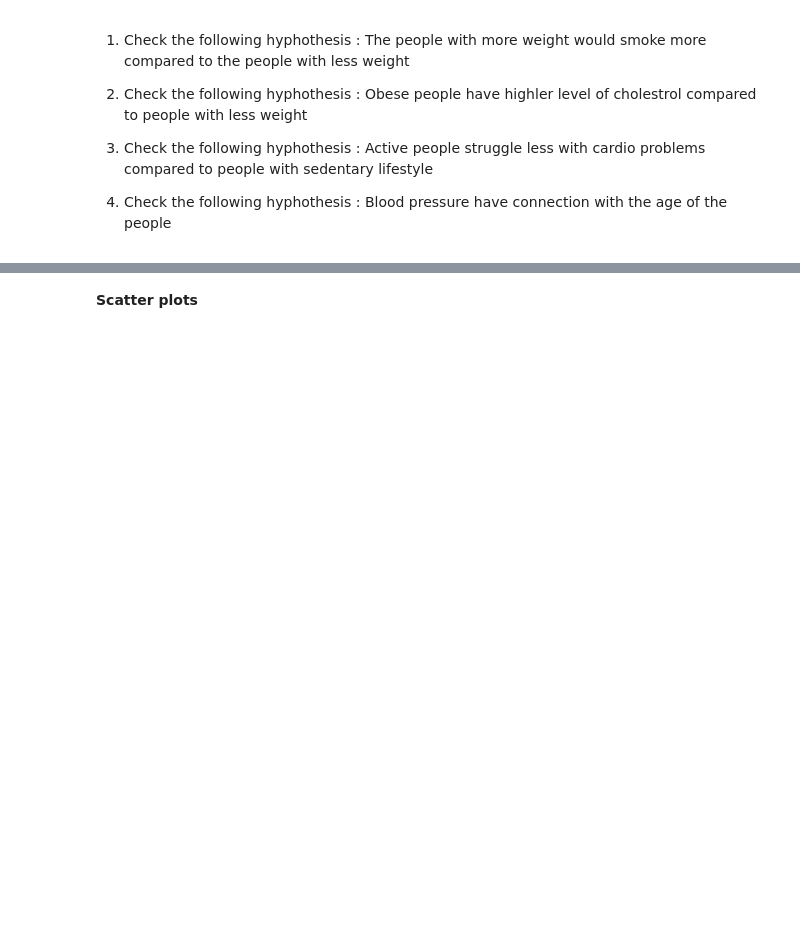
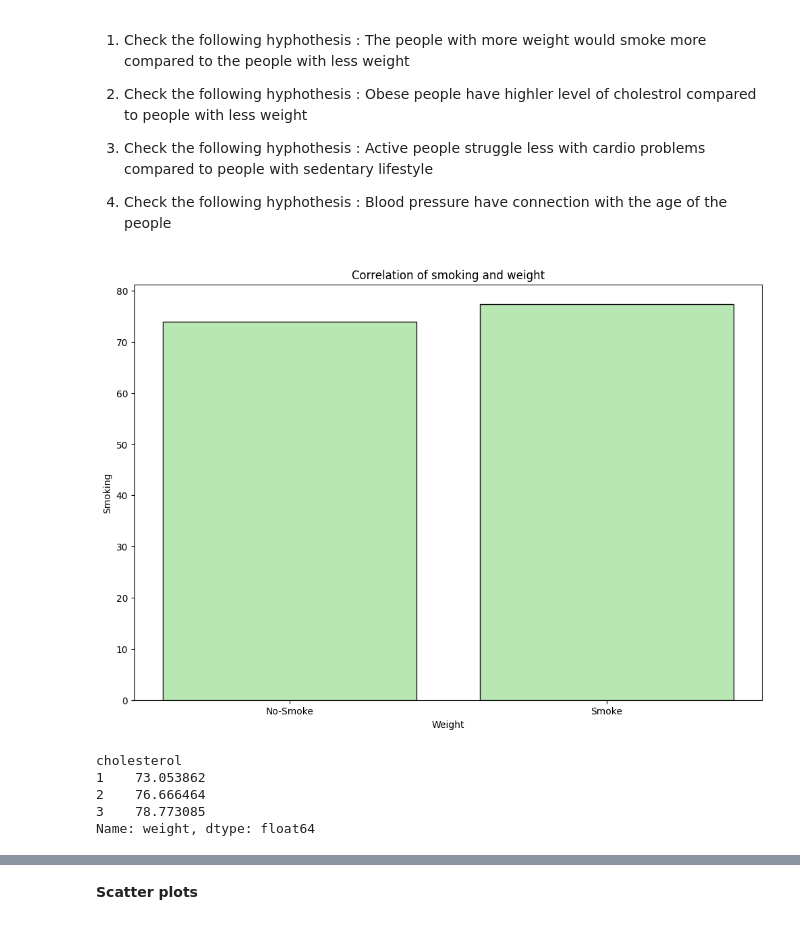
Before and after one commit to ibratqadamboev/Homeworks, a Jupyter notebook: l2 (6).ipynb, the cells around one changed output, grey strips where cells are left out. Drawn from its saved outputs; the diff is of its cells as text; code cells hidden in the pictures; blank space fills up the shorter version.

```diff
--- a/l2 (6).ipynb
+++ b/l2 (6).ipynb
@@ -151,0 +166,21 @@ plt.show()
+# %%
+# Your code goes here
+smk = df.groupby(by = 'smoke')['weight'].mean()
+x_label = ['Smoke' if x == 1 else 'No-Smoke' for x in smk.index]
+
+plt.figure(figsize = (12, 8))
+plt.title(label = 'Correlation of smoking and weight')
+plt.bar(x_label, smk.values, color = "#49c23961", edgecolor = "#0f0f0f")
+plt.xlabel(xlabel = "Weight")
+plt.ylabel(ylabel = "Smoking")
+plt.show()
+# %% [output]
+[figure, added]
+# %%
+df.groupby(by = 'cholesterol')['weight'].mean()
+# %% [output]
+cholesterol
+1    73.053862
+2    76.666464
+3    78.773085
+Name: weight, dtype: float64
```
Also changed, not shown: parts of 7 cells of this notebook.
